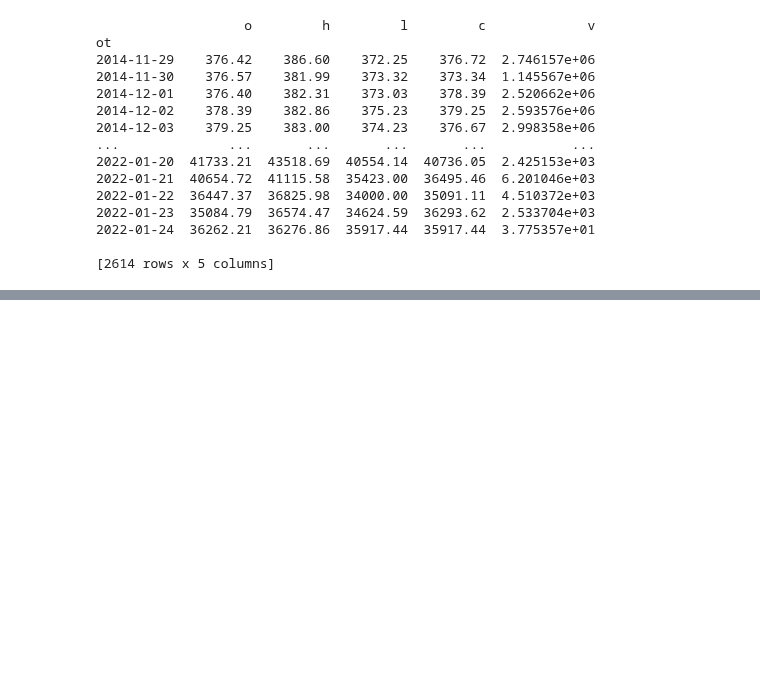
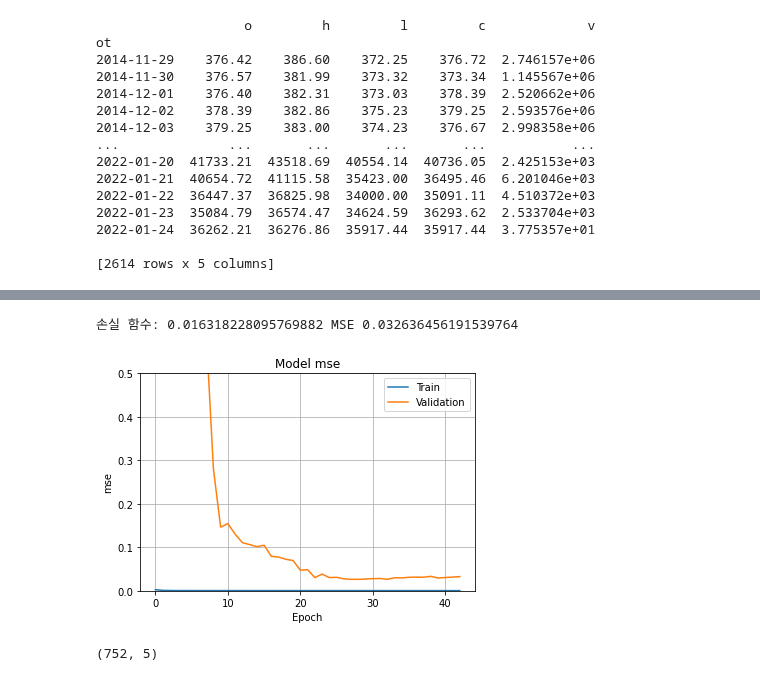
Before and after one commit to happysms/RuleBase-VS-TimeSeries-Algorithm, a Jupyter notebook: LSTM/LSTM_prototype.ipynb, the cells around one changed output, grey strips where cells are left out. Cells and saved outputs as stored; diff of their text form; code cells hidden in the pictures; blank space fills up the shorter version.

Commit message:
다중 채널 LSTM 작업 중

```diff
--- a/LSTM/LSTM_prototype.ipynb
+++ b/LSTM/LSTM_prototype.ipynb
@@ -224,0 +254,22 @@ _________________________________________________________________
+# %%
+model = Sequential()
+model.add(LSTM(units=16,activation='relu',input_shape=x_train[0].shape))
+model.add(Dense(16, activation="relu"))
+model.add(Dense(5))
+# %%
+# Sequence 학습에 비교적 좋은 퍼포먼스를 내는 Huber()를 사용합니다.
+loss = Huber()
+optimizer = Adam(0.0005)
+model.compile(loss=Huber(), optimizer=optimizer, metrics=['mse'])
+# %%
+# earlystopping은 10번 epoch통안 val_loss 개선이 없다면 학습을 멈춥니다.
+earlystopping = EarlyStopping(monitor='val_loss', patience=10)
+# val_loss 기준 체크포인터도 생성합니다.
+filename = os.path.join('tmp', 'ckeckpointer.ckpt')
+checkpoint = ModelCheckpoint(filename,
+                             save_weights_only=True,
+                             save_best_only=True,
+                             monitor='val_loss',
+                             verbose=1)
+# %%
+hist=model.fit(x_train,y_train,epochs=200,batch_size=16,validation_data=(x_test,y_test),callbacks=[checkpoint, earlystopping], verbose=1)
@@ -224,0 +300,16 @@ _________________________________________________________________
+# %%
+print("손실 함수:", ev[0], "MSE", ev[1])
+# %% [output]
+손실 함수: 0.016318228095769882 MSE 0.032636456191539764
+# %%
+plt.plot(hist.history['mse'])
+plt.plot(hist.history['val_mse'])
+plt.title('Model mse')
+plt.ylabel('mse')
+plt.xlabel('Epoch')
+plt.ylim([0,0.5])
+plt.legend(['Train','Validation'], loc='best')
+plt.grid()
+plt.show()
+# %% [output]
+[figure, added]
@@ -224,0 +318,4 @@ _________________________________________________________________
+# %%
+pred.shape
+# %% [output]
+(752, 5)
```
Also changed, not shown: parts of 57 cells of this notebook, 2 other files.
